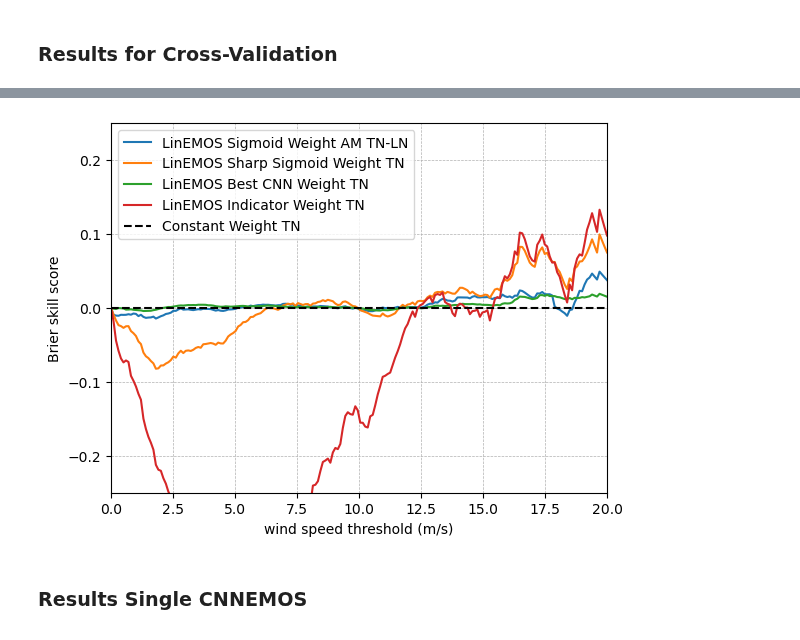
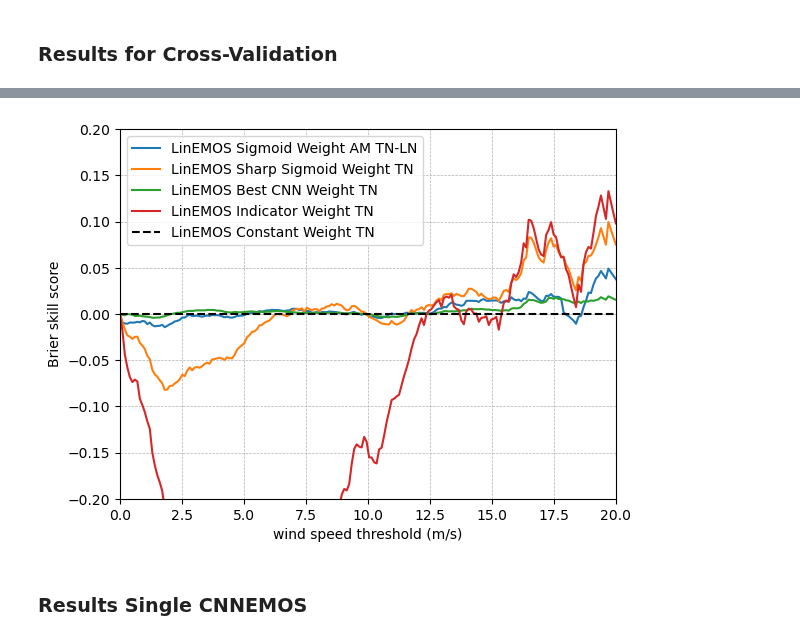
Before and after one commit to SimonHakvoort/thesiscode, a Jupyter notebook: src/visualization/experiments_figures.ipynb, the cells around one changed output, grey strips where cells are left out. Cells and saved outputs as stored; diff of their text form; code cells hidden in the pictures.

```diff
--- a/src/visualization/experiments_figures.ipynb
+++ b/src/visualization/experiments_figures.ipynb
@@ -795,9 +782,9 @@ make_brier_skill_plot(constant_weight_tn2, all_linear_models_without_constant_we
 # %%
 values = np.linspace(0,20,200)
-ylim = [-0.25, 0.25]
-make_brier_skill_plot(constant_weight_tn3, all_linear_models_without_constant_weight3, test_data3, values, ylim=ylim, name_base_model='Constant Weight TN')
+ylim = [-0.2, 0.2]
+make_brier_skill_plot(constant_weight_tn3, all_linear_models_without_constant_weight3, test_data3, values, ylim=ylim, name_base_model='LinEMOS Constant Weight TN')
 # %% [output]
-[figure, old version]
+[figure, new version]
 # %% [markdown]
 ### Results Single CNNEMOS
 # %%
```
Also changed, not shown: parts of 17 cells of this notebook, 3 other files.
